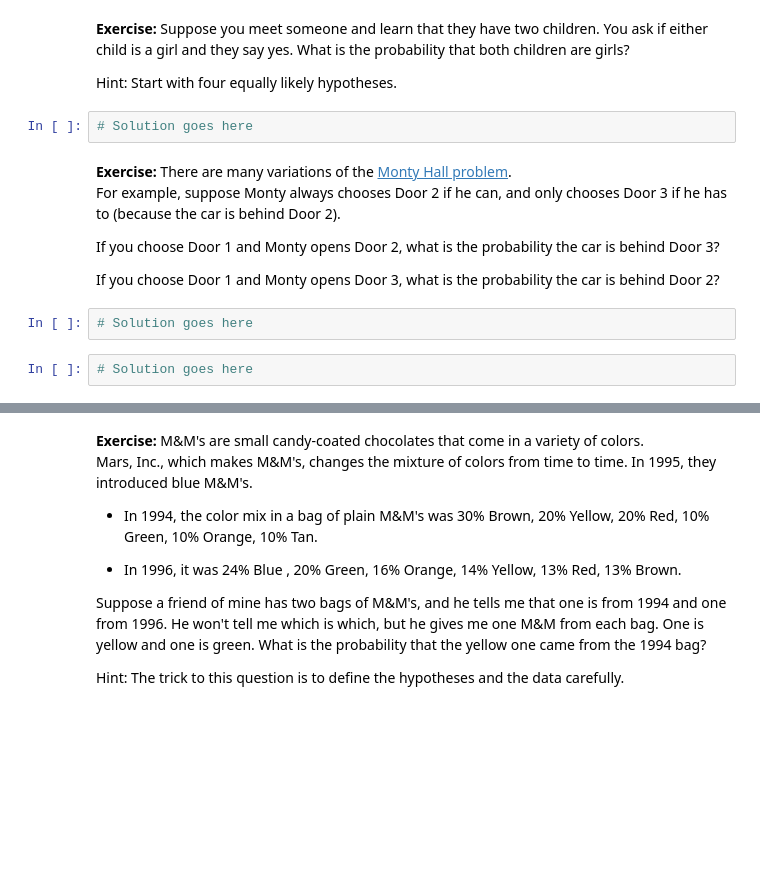
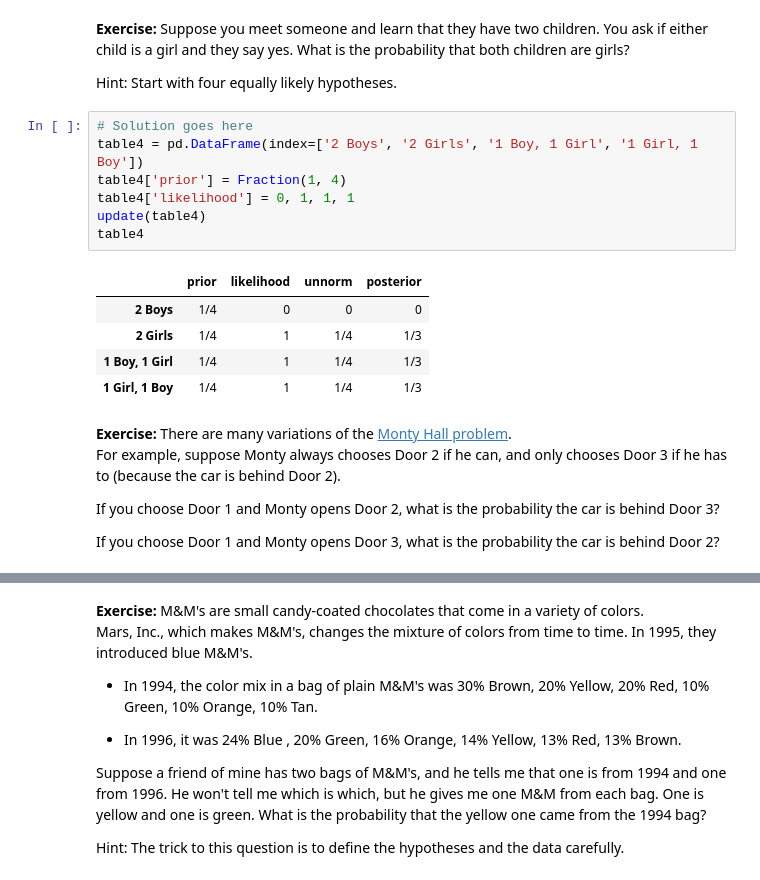
Before and after one commit to chrispelkey/ThinkBayes2, a Jupyter notebook: notebooks/chap02.ipynb, the cells around one changed output, grey strips where cells are left out. Cells and saved outputs as stored; diff of their text form; blank space fills up the shorter version.

Commit message:
Solutions for Chapter 2

```diff
--- a/notebooks/chap02.ipynb
+++ b/notebooks/chap02.ipynb
@@ -335,8 +388,19 @@ You ask if either child is a girl and they say yes.
 What is the probability that both children are girls?
 
 Hint: Start with four equally likely hypotheses.
-# %%
-# Solution goes here
+# %%
+# Solution goes here
+table4 = pd.DataFrame(index=['2 Boys', '2 Girls', '1 Boy, 1 Girl', '1 Girl, 1 Boy'])
+table4['prior'] = Fraction(1, 4)
+table4['likelihood'] = 0, 1, 1, 1
+update(table4)
+table4
+# %% [output]
+|  | prior | likelihood | unnorm | posterior |
+| 2 Boys | 1/4 | 0 | 0 | 0 |
+| 2 Girls | 1/4 | 1 | 1/4 | 1/3 |
+| 1 Boy, 1 Girl | 1/4 | 1 | 1/4 | 1/3 |
+| 1 Girl, 1 Boy | 1/4 | 1 | 1/4 | 1/3 |
 # %% [markdown]
 **Exercise:** There are many variations of the [Monty Hall problem](https://en.wikipedia.org/wiki/Monty_Hall_problem}).
 For example, suppose Monty always chooses Door 2 if he can, and
@@ -345,7 +409,3 @@ only chooses Door 3 if he has to (because the car is behind Door 2).
 If you choose Door 1 and Monty opens Door 2, what is the probability the car is behind Door 3?
 
 If you choose Door 1 and Monty opens Door 3, what is the probability the car is behind Door 2?
-# %%
-# Solution goes here
-# %%
-# Solution goes here
```
Also changed, not shown: parts of 17 cells of this notebook.
